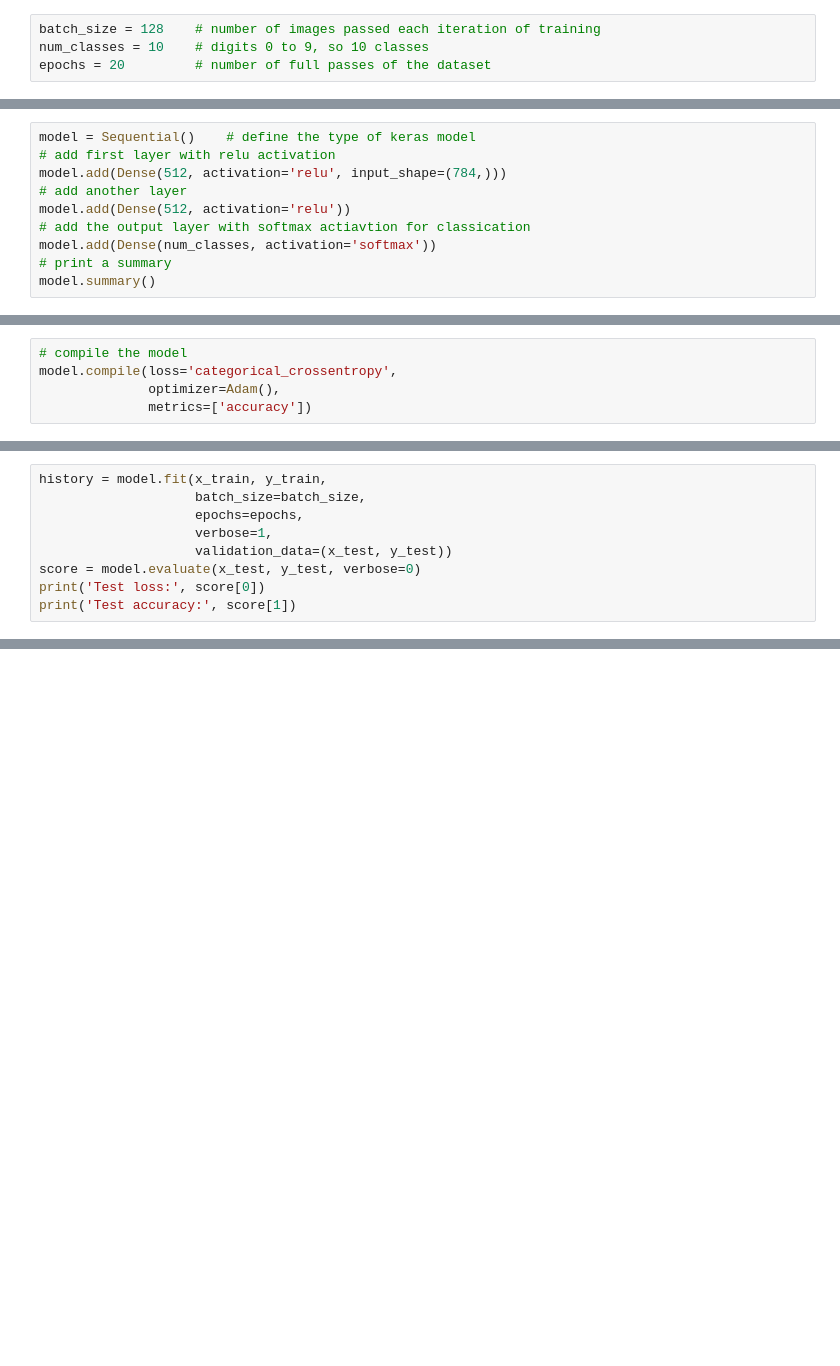
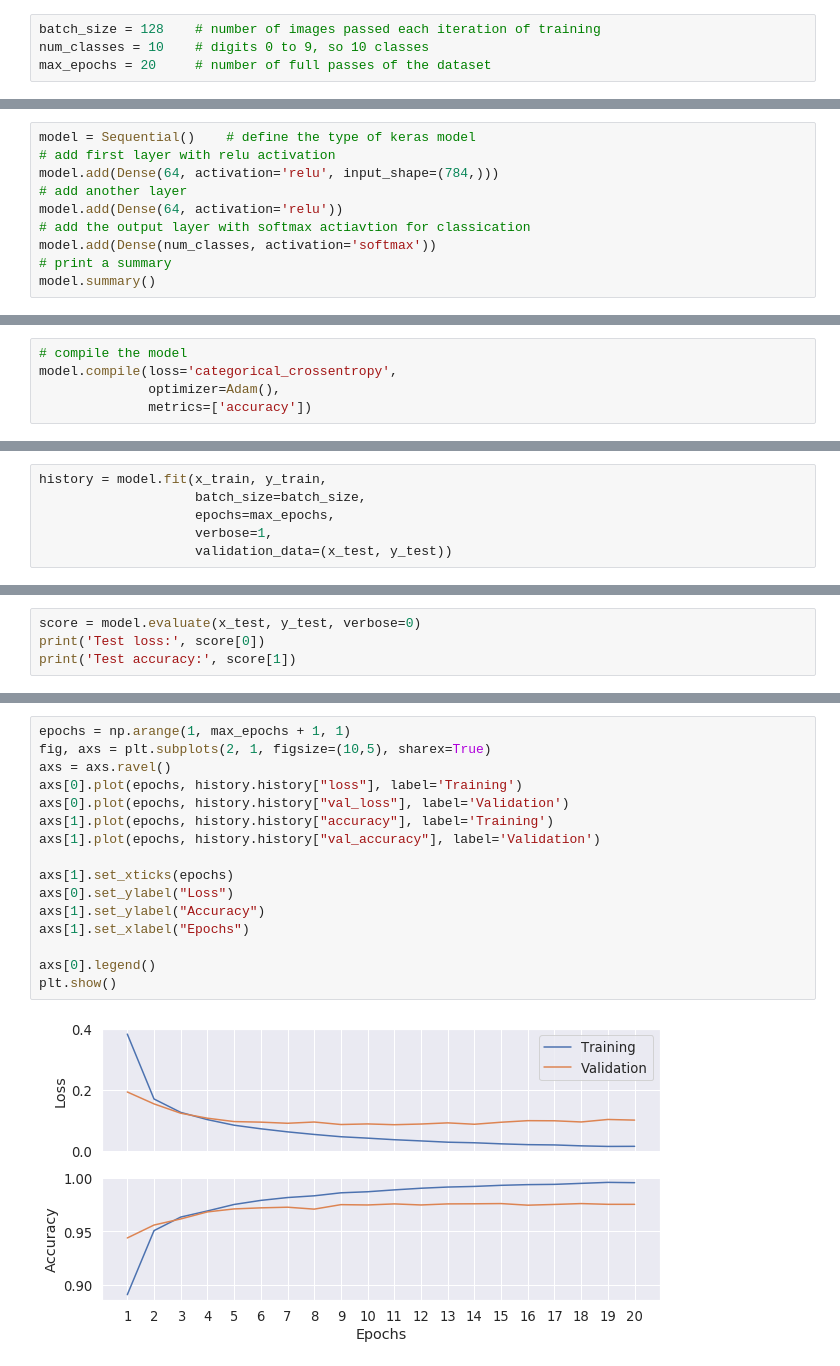
Before and after one commit to mj-will/intro2ml, a Jupyter notebook: notebooks/classification-MLP.ipynb, the cells around one changed output, grey strips where cells are left out. Cells and saved outputs as stored; diff of their text form; blank space fills up the shorter version.

Commit message:
Update evaluation sections and fix sine data

```diff
--- a/notebooks/classification-MLP.ipynb
+++ b/notebooks/classification-MLP.ipynb
@@ -56,7 +61,7 @@ We need to define some general parameters for networks we're going to use:
 # %%
 batch_size = 128    # number of images passed each iteration of training
 num_classes = 10    # digits 0 to 9, so 10 classes
-epochs = 20         # number of full passes of the dataset
+max_epochs = 20     # number of full passes of the dataset
 # %% [markdown]
 ## MLP
 
@@ -113,9 +118,9 @@ Finally we the output layer. Since this is a classifcation task we want the netw
 # %%
 model = Sequential()    # define the type of keras model
 # add first layer with relu activation
-model.add(Dense(512, activation='relu', input_shape=(784,)))
+model.add(Dense(64, activation='relu', input_shape=(784,)))
 # add another layer
-model.add(Dense(512, activation='relu'))
+model.add(Dense(64, activation='relu'))
 # add the output layer with softmax actiavtion for classication
 model.add(Dense(num_classes, activation='softmax'))
 # print a summary
@@ -155,0 +168,6 @@ model.compile(loss='categorical_crossentropy',
+# %%
+history = model.fit(x_train, y_train,
+                    batch_size=batch_size,
+                    epochs=max_epochs,
+                    verbose=1,
+                    validation_data=(x_test, y_test))
@@ -156,9 +196,4 @@ model.compile(loss='categorical_crossentropy',
 # %%
-history = model.fit(x_train, y_train,
-                    batch_size=batch_size,
-                    epochs=epochs,
-                    verbose=1,
-                    validation_data=(x_test, y_test))
 score = model.evaluate(x_test, y_test, verbose=0)
 print('Test loss:', score[0])
 print('Test accuracy:', score[1])
@@ -182,0 +209,18 @@ Test accuracy: 0.9829
+# %%
+epochs = np.arange(1, max_epochs + 1, 1)
+fig, axs = plt.subplots(2, 1, figsize=(10,5), sharex=True)
+axs = axs.ravel()
+axs[0].plot(epochs, history.history["loss"], label='Training')
+axs[0].plot(epochs, history.history["val_loss"], label='Validation')
+axs[1].plot(epochs, history.history["accuracy"], label='Training')
+axs[1].plot(epochs, history.history["val_accuracy"], label='Validation')
+
+axs[1].set_xticks(epochs)
+axs[0].set_ylabel("Loss")
+axs[1].set_ylabel("Accuracy")
+axs[1].set_xlabel("Epochs")
+
+axs[0].legend()
+plt.show()
+# %% [output]
+[figure, added]
```
Also changed, not shown: parts of 21 cells of this notebook, 1 other file.
